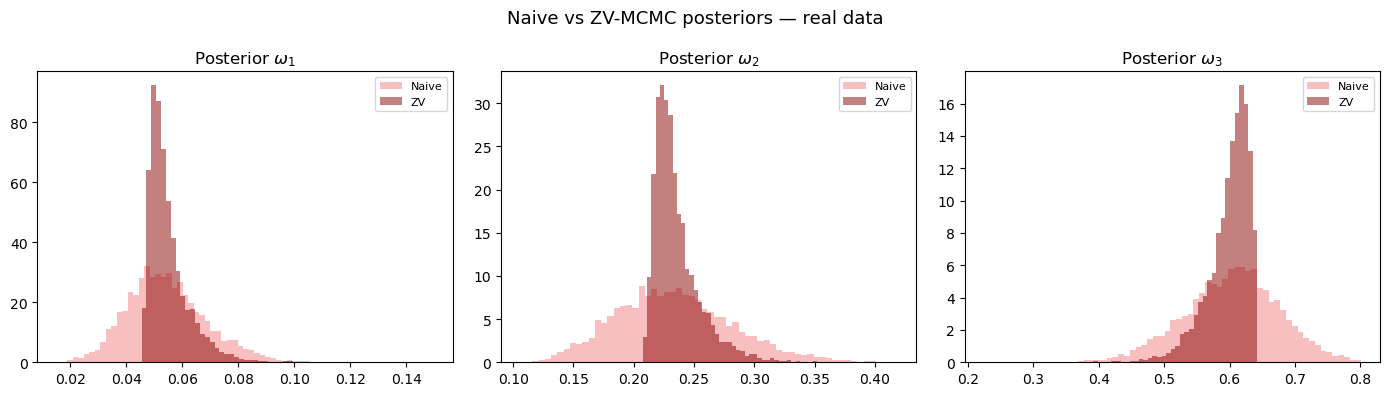
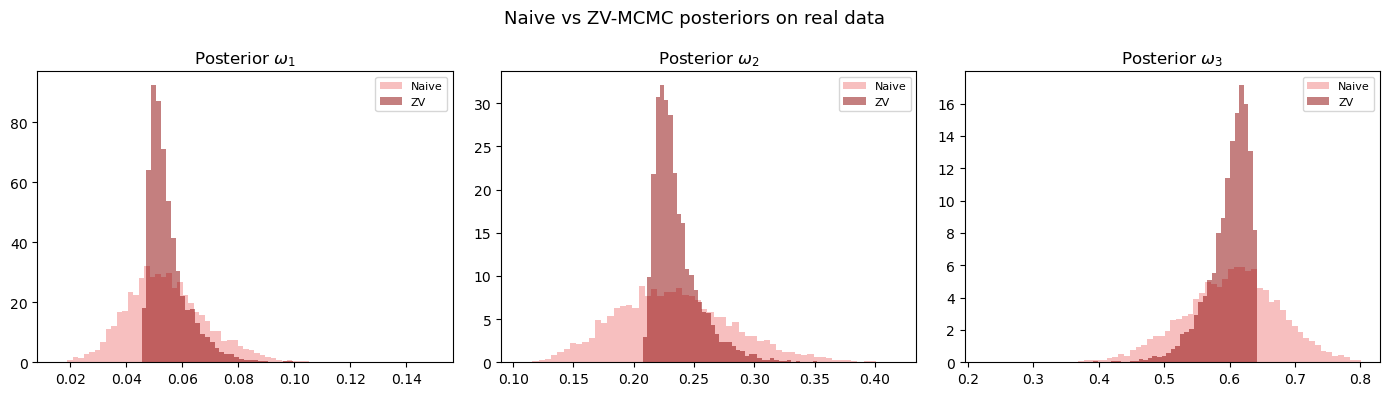
The change to this notebook cell's code, shown as a diff; its figure went from the first image to the second:
--- before
+++ after
@@ -17,4 +17,5 @@
     axes[k].legend(fontsize=8)
 plt.suptitle('Naive vs ZV-MCMC traces on real data', fontsize=13)
+plt.savefig('/Users/ralphnader/Desktop/Github_Projects/Control-variates-for-a-GARCH-model/img/naive_vs_zvmcmc_traces_realdata.png', dpi=200, bbox_inches='tight')
 plt.tight_layout()
 plt.show()
@@ -28,5 +29,5 @@
     axes[k].set_title(f'Posterior {labels_w[k]}')
     axes[k].legend(fontsize=8)
-plt.suptitle('Naive vs ZV-MCMC posteriors — real data', fontsize=13)
+plt.suptitle('Naive vs ZV-MCMC posteriors on real data', fontsize=13)
 plt.tight_layout()
 plt.savefig('/Users/ralphnader/Desktop/Github_Projects/Control-variates-for-a-GARCH-model/img/naive_vs_zvmcmc_realdata.png', dpi=200, bbox_inches='tight')

Commit: extra charts